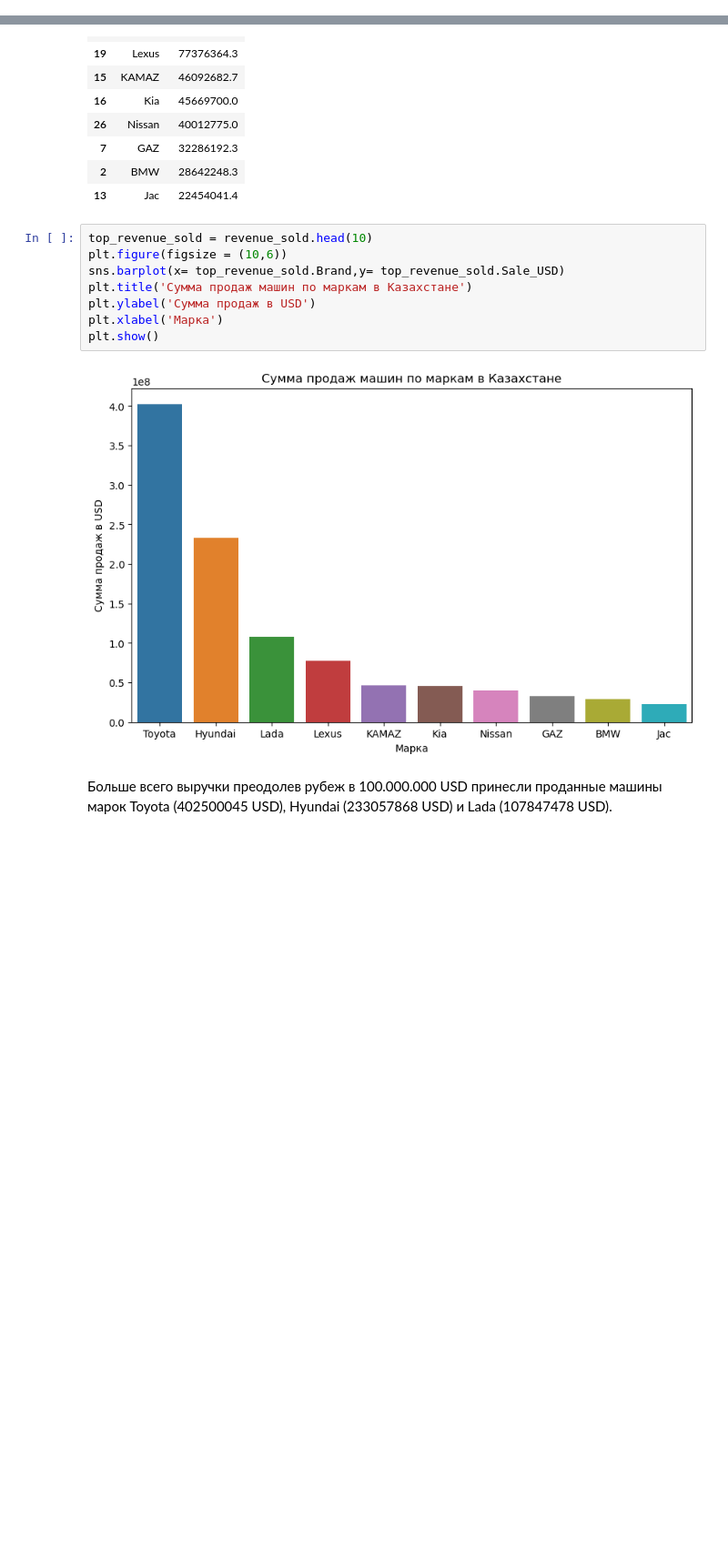
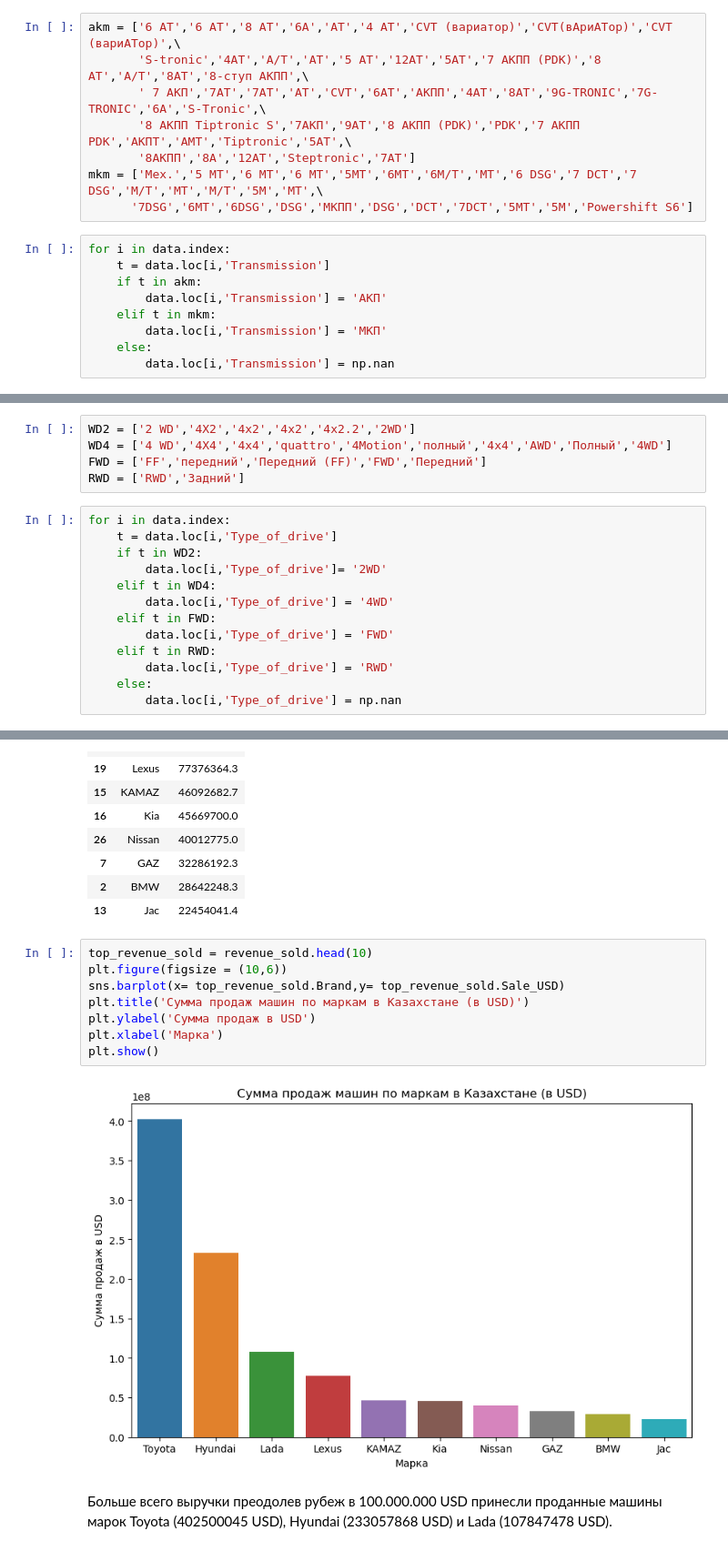
Before and after one commit to Rindikt/Portfolio, a Jupyter notebook: Analysis_of_the_car_market_in_Kazakhstan/Analysis_of_the_car_market_in_Kazakhstan.ipynb, the cells around one changed output, grey strips where cells are left out. Shown: that part at 91% size. Cells and saved outputs as stored; diff of their text form; blank space fills up the shorter version.

```diff
--- a/Analysis_of_the_car_market_in_Kazakhstan/Analysis_of_the_car_market_in_Kazakhstan.ipynb
+++ b/Analysis_of_the_car_market_in_Kazakhstan/Analysis_of_the_car_market_in_Kazakhstan.ipynb
@@ -343,0 +251,17 @@ Name: Transmission, dtype: int64
+# %%
+akm = ['6 AT','6 АТ','8 АТ','6A','АT','4 АТ','CVT (вариатор)','CVT(вAриATор)','CVT (вариATор)',\
+       'S-tronic','4AT','A/T','АТ','5 AT','12AT','5AT','7 АКПП (PDK)','8 AT','А/T','8АТ','8-ступ АКПП',\
+       ' 7 АКП','7АТ','7АТ','AT','CVT','6АТ','АКПП','4АТ','8AT','9G-TRONIC','7G-TRONIC','6А','S-Tronic',\
+       '8 АКПП Tiptronic S','7АКП','9AT','8 АКПП (PDK)','PDK','7 АКПП PDK','АКПT','AMT','Tiptronic','5АТ',\
+       '8АКПП','8A','12АТ','Steptronic','7AT']
+mkm = ['Мех.','5 МТ','6 MT','6 МТ','5MT','6МТ','6M/T','МТ','6 DSG','7 DCT','7 DSG','М/T','МT','M/T','5М','MT',\
+      '7DSG','6MT','6DSG','DSG','МКПП','DSG','DCT','7DCT','5МТ','5M','Powershift S6']
+# %%
+for i in data.index:
+    t = data.loc[i,'Transmission']
+    if t in akm:
+        data.loc[i,'Transmission'] = 'АКП'
+    elif t in mkm:
+        data.loc[i,'Transmission'] = 'МКП'
+    else:
+        data.loc[i,'Transmission'] = np.nan
@@ -380,3 +278,21 @@ data.loc[data['Type_of_drive']=='Астана','Type_of_drive'] = np.nan
+# %%
+WD2 = ['2 WD','4X2','4x2','4х2','4х2.2','2WD']
+WD4 = ['4 WD','4X4','4х4','quattro','4Motion','полный','4x4','AWD','Полный','4WD']
+FWD = ['FF','передний','Передний (FF)','FWD','Передний']
+RWD = ['RWD','Задний']
+# %%
+for i in data.index:
+    t = data.loc[i,'Type_of_drive']
+    if t in WD2:
+        data.loc[i,'Type_of_drive']= '2WD'
+    elif t in WD4:
+        data.loc[i,'Type_of_drive'] = '4WD'
+    elif t in FWD:
+        data.loc[i,'Type_of_drive'] = 'FWD'
+    elif t in RWD:
+        data.loc[i,'Type_of_drive'] = 'RWD'
+    else:
+        data.loc[i,'Type_of_drive'] = np.nan
 # %%
 data.Type_of_drive.value_counts()
 # %% [output]
@@ -839,13 +755,13 @@ revenue_sold.head(10)
 # %%
 top_revenue_sold = revenue_sold.head(10)
 plt.figure(figsize = (10,6))
 sns.barplot(x= top_revenue_sold.Brand,y= top_revenue_sold.Sale_USD)
-plt.title('Сумма продаж машин по маркам в Казахстане')
+plt.title('Сумма продаж машин по маркам в Казахстане (в USD)')
 plt.ylabel('Сумма продаж в USD')
 plt.xlabel('Марка')
 plt.show()
 # %% [output]
-[figure, old version]
+[figure, new version]
 # %% [markdown]
 Больше всего выручки преодолев рубеж в 100.000.000 USD принесли проданные машины марок Toyota (402500045 USD), Hyundai (233057868 USD) и Lada (107847478 USD).
 # %% [markdown]
```
Also changed, not shown: parts of 39 cells of this notebook.
